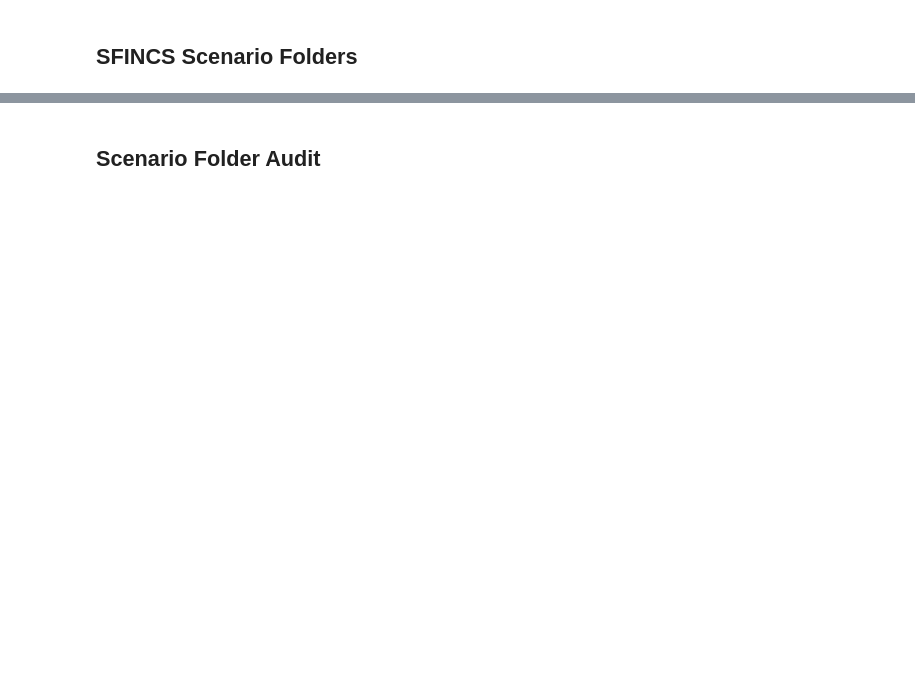
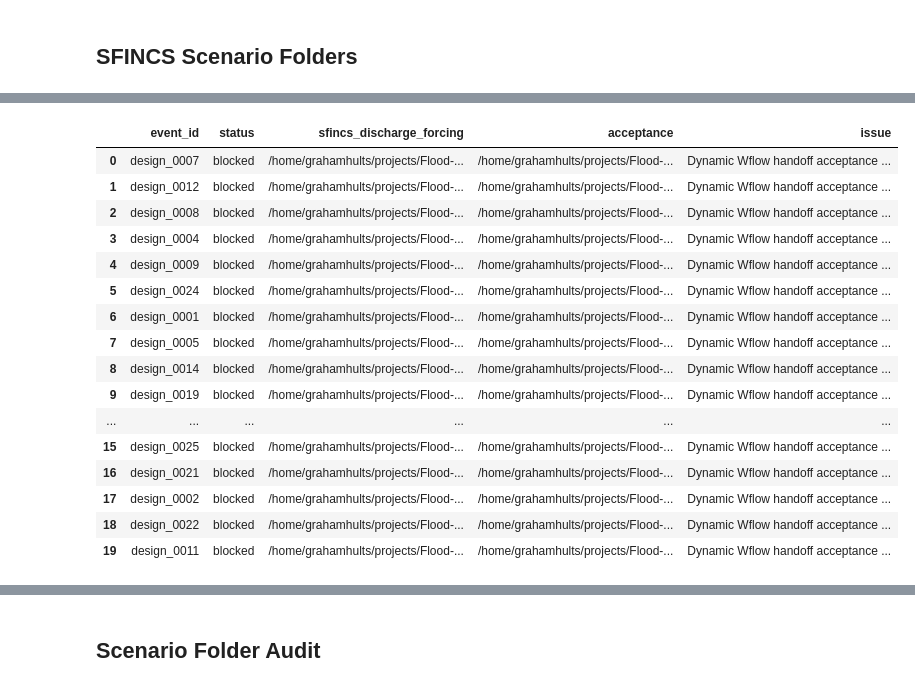
Before and after one commit to SusuXu-s-Lab/Flood-RM, a Jupyter notebook: locations/greensboro/02_flood/05_create_scenarios.ipynb, the cells around one changed output, grey strips where cells are left out. Cells and saved outputs as stored; diff of their text form; code cells hidden in the pictures; blank space fills up the shorter version.

```diff
--- a/locations/greensboro/02_flood/05_create_scenarios.ipynb
+++ b/locations/greensboro/02_flood/05_create_scenarios.ipynb
@@ -90,31 +183,84 @@ pd.Series({
 # %% [markdown]
 ## SFINCS Scenario Folders
 # %%
-build_scenarios = False
+stage_scenarios = False  # production uses the joint cluster pipeline above
+force_restage = True
+scenario_limit = None
+require_full_catalog_acceptance = True
 scenario_catalog_path = resolve_location_path("data/event_catalog/catalog/scenario_catalog.csv")
 stress_training_catalog_path = resolve_location_path("data/event_catalog/catalog/resilience_stress_training_catalog.csv")
 probability_catalog_path = resolve_location_path("data/event_catalog/catalog/probability_catalog.csv")
 
-if build_scenarios:
+handoff_readiness = dynamic_handoff_readiness_table(
+    runtime_config,
+    location_root,
+    catalog_path=scenario_catalog_path,
+    limit=scenario_limit,
+)
+accepted_handoffs = handoff_readiness.loc[handoff_readiness["status"].eq("accepted")].copy()
+blocked_handoffs = handoff_readiness.loc[handoff_readiness["status"].ne("accepted")].copy()
+
+readiness_dir = resolve_location_path(sfincs_config["paths"]["scenarios_root"])
+readiness_dir.mkdir(parents=True, exist_ok=True)
+readiness_csv = readiness_dir / f"{location_name}_dynamic_handoff_readiness.csv"
+blocked_csv = readiness_dir / f"{location_name}_blocked_dynamic_handoffs.csv"
+accepted_csv = readiness_dir / f"{location_name}_accepted_dynamic_handoffs.csv"
+handoff_readiness.to_csv(readiness_csv, index=False)
+blocked_handoffs.to_csv(blocked_csv, index=False)
+accepted_handoffs.to_csv(accepted_csv, index=False)
+
+display(pd.Series({
+    "accepted_dynamic_handoffs": len(accepted_handoffs),
+    "blocked_events": len(blocked_handoffs),
+    "catalog_events_checked": len(handoff_readiness),
+    "readiness_csv": str(readiness_csv),
+    "blocked_csv": str(blocked_csv),
+    "accepted_csv": str(accepted_csv),
+}, name="dynamic_handoff_readiness"))
+display(accepted_handoffs[["event_id", "sfincs_discharge_forcing", "acceptance"]])
+display(blocked_handoffs.head(20))
+
+accepted_event_ids = accepted_dynamic_handoff_event_ids(handoff_readiness)
+if stage_scenarios:
+    if require_full_catalog_acceptance and not blocked_handoffs.empty:
+        raise RuntimeError(
+            f"Only {len(accepted_handoffs)} of {len(handoff_readiness)} catalog events have accepted dynamic Wflow handoffs. "
+            "Submit the joint Wflow->SFINCS cluster pipeline from the previous cell for the blocked worklist, "
+            "then rerun this optional local staging cell only if you need local/prepared scenario folders."
+        )
+    if not accepted_event_ids:
+        raise RuntimeError("No accepted dynamic Wflow handoffs are available. Run 04/b_prepare_wflow_dynamic_handoff.ipynb first.")
     scenario_report = stage_inland_coupled_scenarios(
         runtime_config,
         {"location_root": location_root},
         catalog_path=scenario_catalog_path,
-        force=False,
+        event_ids=accepted_event_ids,
+        force=force_restage,
     )
+    forcing_report = stage_inland_coupled_scenario_forcing(
+        runtime_config,
+        {"location_root": location_root},
+        scenario_report=scenario_report,
+    )
+    display(scenario_report[["event_id", "sfincs_domain_id", "scenario_status", "run_root", "wflow_discharge_forcing"]])
+    display(forcing_report[["event_id", "sfincs_domain_id", "status", "n_src", "direct_rainfall_enabled", "netamprfile", "inifile"]])
 else:
     scenarios_root = resolve_location_path(sfincs_config["paths"]["scenarios_root"])
     scenario_count = len(pd.read_csv(scenario_catalog_path)) if scenario_catalog_path.exists() else 0
     stress_training_count = len(pd.read_csv(stress_training_catalog_path)) if stress_training_catalog_path.exists() else 0
     scenario_report = pd.Series({
-        "build_scenarios": build_scenarios,
+        "stage_scenarios": stage_scenarios,
+        "accepted_dynamic_handoffs": len(accepted_event_ids),
+        "blocked_events_for_joint_pipeline": len(blocked_handoffs),
         "scenario_catalog_csv": str(scenario_catalog_path),
         "scenario_count": scenario_count,
         "stress_training_catalog_csv": str(stress_training_catalog_path),
         "stress_training_count": stress_training_count,
         "probability_catalog_csv": str(probability_catalog_path),
         "target_root": str(scenarios_root),
-        "status": "review gated",
+        "status": "joint cluster pipeline prepared; local SFINCS staging skipped",
+        "next_step": "Submit cluster/run_wflow_sfincs_dsai_inland_coupled.slurm using the printed command above.",
     })
-
-scenario_report
+    forcing_report = pd.DataFrame()
+    display(scenario_report)
+# %% [output]
@@ -120,0 +276,17 @@ scenario_report
+|  | event_id | status | sfincs_discharge_forcing | acceptance | issue |
+| 0 | design_0007 | blocked | /home/grahamhults/projects/Flood-... | /home/grahamhults/projects/Flood-... | Dynamic Wflow handoff acceptance ... |
+| 1 | design_0012 | blocked | /home/grahamhults/projects/Flood-... | /home/grahamhults/projects/Flood-... | Dynamic Wflow handoff acceptance ... |
+| 2 | design_0008 | blocked | /home/grahamhults/projects/Flood-... | /home/grahamhults/projects/Flood-... | Dynamic Wflow handoff acceptance ... |
+| 3 | design_0004 | blocked | /home/grahamhults/projects/Flood-... | /home/grahamhults/projects/Flood-... | Dynamic Wflow handoff acceptance ... |
+| 4 | design_0009 | blocked | /home/grahamhults/projects/Flood-... | /home/grahamhults/projects/Flood-... | Dynamic Wflow handoff acceptance ... |
+| 5 | design_0024 | blocked | /home/grahamhults/projects/Flood-... | /home/grahamhults/projects/Flood-... | Dynamic Wflow handoff acceptance ... |
+| 6 | design_0001 | blocked | /home/grahamhults/projects/Flood-... | /home/grahamhults/projects/Flood-... | Dynamic Wflow handoff acceptance ... |
+| 7 | design_0005 | blocked | /home/grahamhults/projects/Flood-... | /home/grahamhults/projects/Flood-... | Dynamic Wflow handoff acceptance ... |
+| 8 | design_0014 | blocked | /home/grahamhults/projects/Flood-... | /home/grahamhults/projects/Flood-... | Dynamic Wflow handoff acceptance ... |
+| 9 | design_0019 | blocked | /home/grahamhults/projects/Flood-... | /home/grahamhults/projects/Flood-... | Dynamic Wflow handoff acceptance ... |
+| ... | ... | ... | ... | ... | ... |
+| 15 | design_0025 | blocked | /home/grahamhults/projects/Flood-... | /home/grahamhults/projects/Flood-... | Dynamic Wflow handoff acceptance ... |
+| 16 | design_0021 | blocked | /home/grahamhults/projects/Flood-... | /home/grahamhults/projects/Flood-... | Dynamic Wflow handoff acceptance ... |
+| 17 | design_0002 | blocked | /home/grahamhults/projects/Flood-... | /home/grahamhults/projects/Flood-... | Dynamic Wflow handoff acceptance ... |
+| 18 | design_0022 | blocked | /home/grahamhults/projects/Flood-... | /home/grahamhults/projects/Flood-... | Dynamic Wflow handoff acceptance ... |
+| 19 | design_0011 | blocked | /home/grahamhults/projects/Flood-... | /home/grahamhults/projects/Flood-... | Dynamic Wflow handoff acceptance ... |
```
Also changed, not shown: parts of 10 cells of this notebook, 12 other files.
